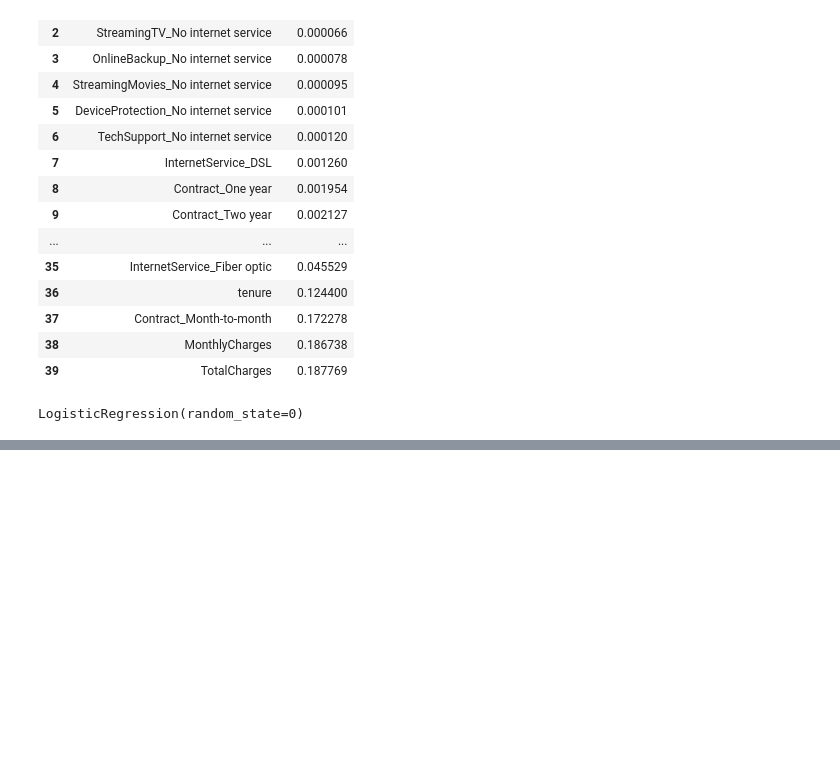
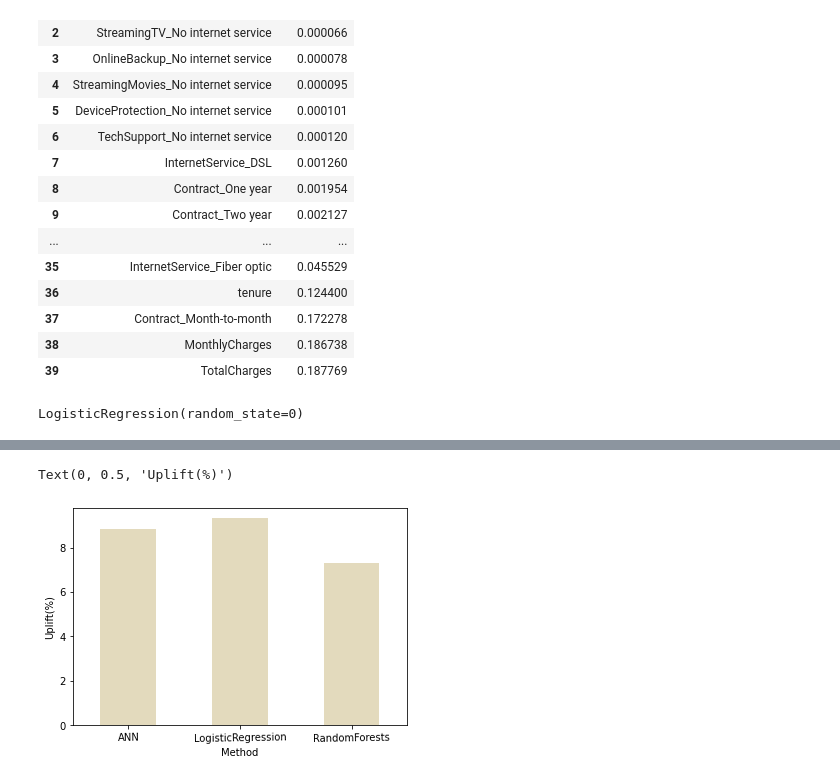
Before and after one commit to FarhadZafari/customer-churn-analysis, a Jupyter notebook: customer-churn-analysis.ipynb, the cells around one changed output, grey strips where cells are left out. Cells and saved outputs as stored; diff of their text form; code cells hidden in the pictures; blank space fills up the shorter version.

```diff
--- a/customer-churn-analysis.ipynb
+++ b/customer-churn-analysis.ipynb
@@ -346,0 +356,31 @@ revenue_df
+# %%
+# A promotion based on discount on yearly subscription fee offered with locked-in contract
+revenue = {}
+revenue["with_promotion"] = {}
+revenue["without_promotion"] = {}
+for method,x in ypred.items():
+    revenue["with_promotion"][method] = 0
+    revenue["without_promotion"][method] = 0
+for method,x in ypred.items():
+    for i, index in enumerate(X_test_Index):
+        pred_churn = ypred[method][i] >= 0.5
+        true_churn = (Y_test.iloc[i,:] == 1.0).values[0]
+        monthly_fee = data.loc[index][17]
+        contract_type = data.loc[index][14]
+        # No promotion. Revenue will come only from customers who will not churn
+        # Assumption: these customers will not churn for the next 12 months
+        if true_churn == False:
+            revenue["without_promotion"][method] += 12*monthly_fee
+        # No promotion for customers who will probably not churn
+        if pred_churn == False:
+            # Revenue only from customers who do not churn
+            # Assumption: these customers will not churn for the next 12 months
+            if true_churn == False:
+                revenue["with_promotion"][method] += 12*monthly_fee
+        # Promotion offered to all customers who will probably churn and are on monthly contract
+        elif pred_churn == True:
+            if contract_type == "Month-to-month":
+                revenue["with_promotion"][method] += 12*monthly_fee*0.6
+# %%
+revenue_df = pd.DataFrame(revenue)
+revenue_df['uplift (%)'] = revenue_df.apply(lambda row: (row.with_promotion/row.without_promotion-1)*100, axis=1)
@@ -346,0 +394,10 @@ revenue_df
+# %%
+# Visualise uplifts
+revenue_df.iloc[:,2].plot(
+    kind = 'bar',
+    rot = 1, color ='#e3dabd' )
+plt.xlabel("Method")
+plt.ylabel("Uplift(%)")
+# %% [output]
+Text(0, 0.5, 'Uplift(%)')
+[figure, added]
```
Also changed, not shown: parts of 8 cells of this notebook, 1 other file.
